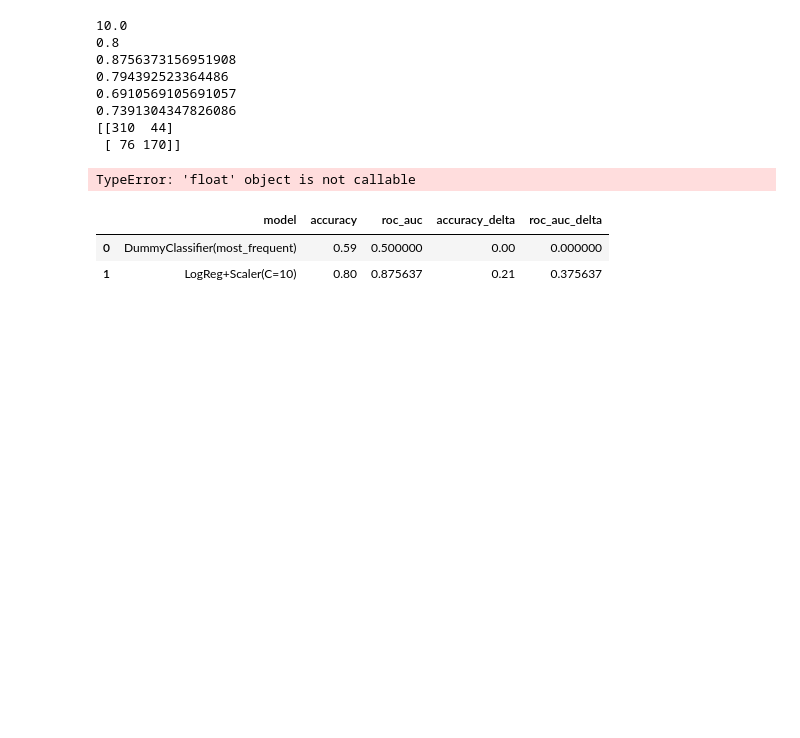
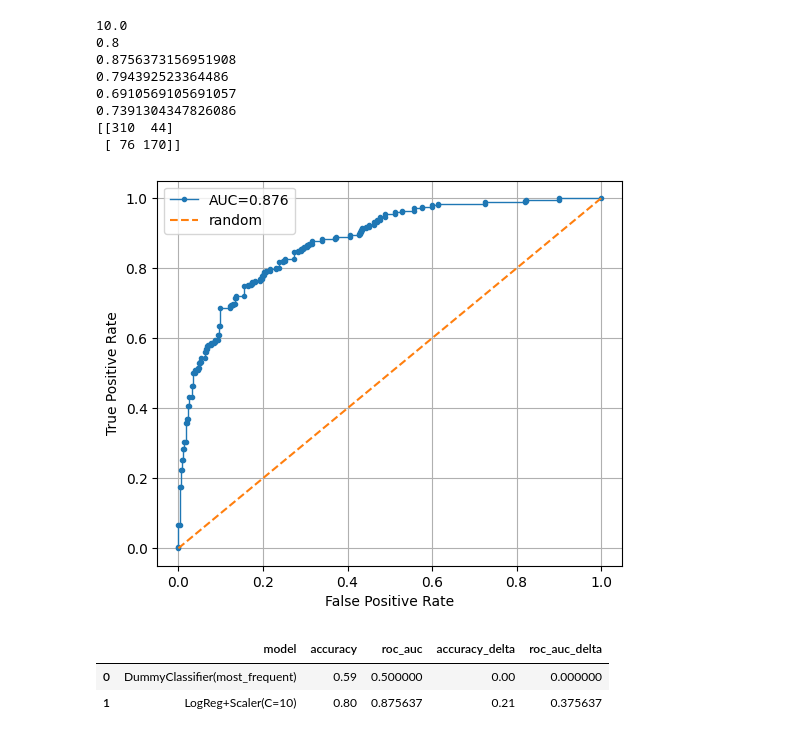
Before and after one commit to SyperGiri/eaa_digital_department_gr2, a Jupyter notebook: homeworks/HW05/HW05.ipynb, the cells around one changed output. Drawn from its saved outputs; the diff is of its cells as text; code cells hidden in the pictures; blank space fills up the shorter version.

```diff
--- a/homeworks/HW05/HW05.ipynb
+++ b/homeworks/HW05/HW05.ipynb
@@ -200,20 +202,20 @@ print(confusion_matrix(y_test, y_pred))
 # %%
 y_proba = pipe.predict_proba(X_test)[:, 1]
 
 fpr, tpr, thr = roc_curve(y_test, y_proba)
-roc_auc = auc(fpr, tpr)
+roc_auc_v = auc_metric(fpr, tpr)
 
 plt.figure(figsize=(6, 5))
-plt.plot(fpr, tpr, marker="o", markersize=3, linewidth=1, label=f"AUC={roc_auc:.3f}")  # точки + линия
+plt.plot(fpr, tpr, marker="o", markersize=3, linewidth=1, label=f"AUC={roc_auc_v:.3f}")  # точки + линия
 plt.plot([0, 1], [0, 1], "--", label="random")
 plt.xlabel("False Positive Rate")
 plt.ylabel("True Positive Rate")
 plt.grid(True)
 plt.legend()
 plt.savefig("figures/roc_logreg_points.png", dpi=150, bbox_inches="tight")
 plt.show()
 # %% [output]
-TypeError: 'float' object is not callable
+[figure, added]
 # %%
 acc_dummy = accuracy_score(y_test, dummy.predict(X_test))
 acc_lr = accuracy_score(y_test, pipe.predict(X_test))
```
Also changed, not shown: parts of 1 cell of this notebook.
